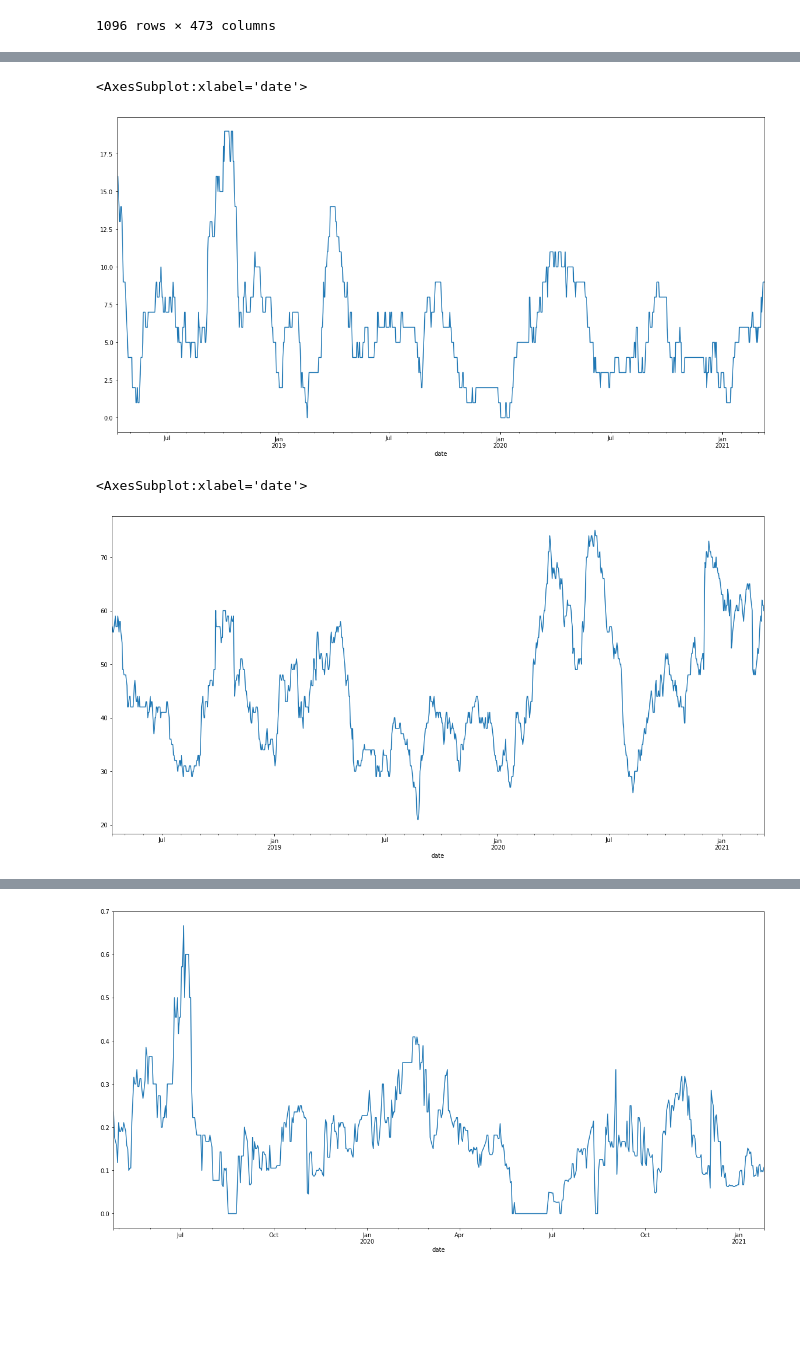
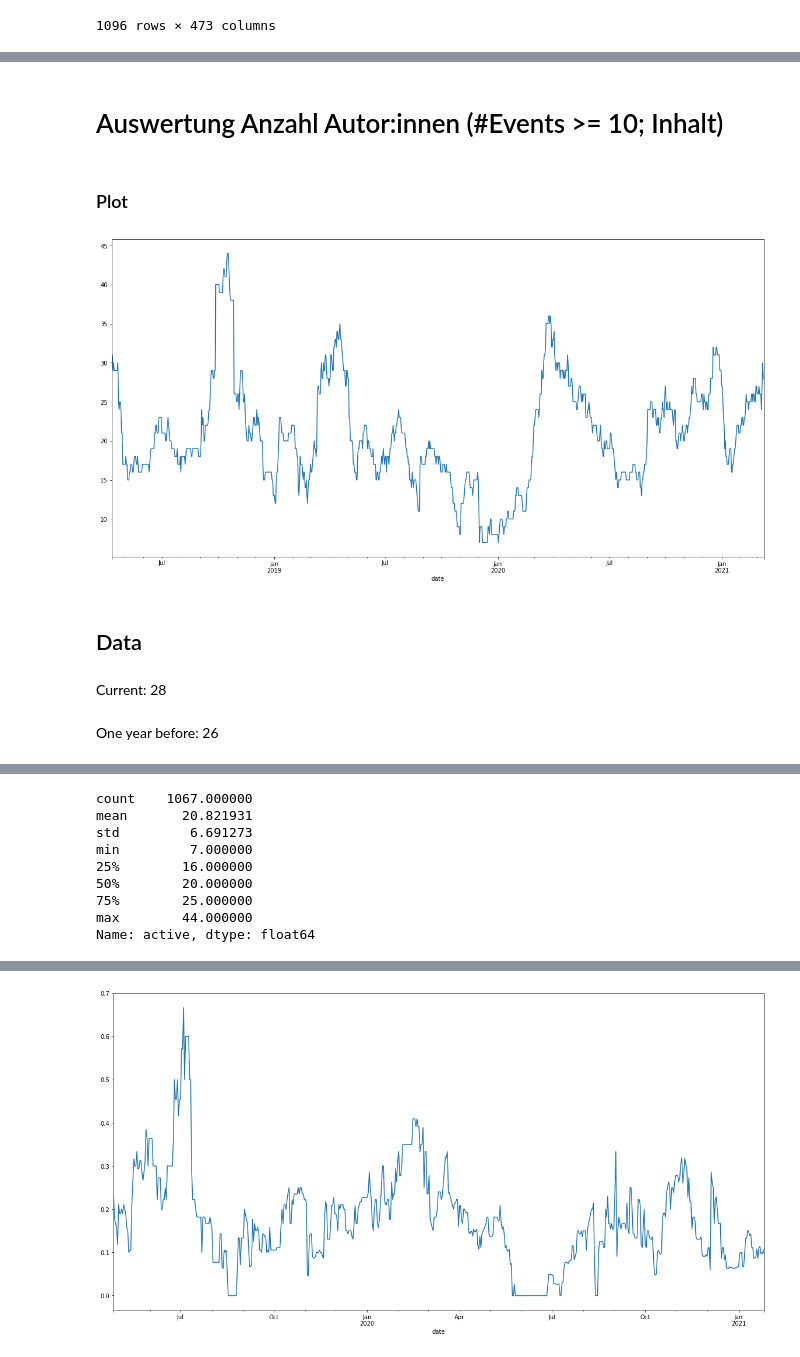
Before and after one commit to kulla/serlo-evaluations, a Jupyter notebook: 2021-03-17 Aktuelle Größe unserer Community.ipynb, the cells around one changed output, grey strips where cells are left out. Cells and saved outputs as stored; diff of their text form; code cells hidden in the pictures; blank space fills up the shorter version.

```diff
--- a/2021-03-17 Aktuelle Übergangsraten in der Aktivität.ipynb
+++ b/2021-03-17 Aktuelle Größe unserer Community.ipynb
@@ -90,16 +115,42 @@ edits_per_day_per_user
+# %%
+event_types = {
+    "Inhalt": [5,6],
+    "Kommentare": [8,9,14,16],
+    "Reviewing": [6,11],
+    "Taxonomy": [1,2,12,15,17],
+    "Administration": [10,13,3]
+}
+event_types["Inhalt + Taxonomy"] = event_types["Inhalt"] + event_types["Taxonomy"]
 # %%
 import ipywidgets as widgets
+import matplotlib.pyplot as plt
+
 from ipywidgets import interact
 
-df = edits_per_day_per_user.rolling(30).sum()
-df.dropna(inplace=True)
-df = edits_per_day_rolling
+def show_author_count_plot(lower, event_type):
+    display(Markdown(f"# Auswertung Anzahl Autor:innen (#Events >= {lower}; {event_type})"))
 
-def show_plot(threshold):
-    df["active"] = df.apply(lambda d: d.map(lambda e: e >= threshold).sum(), axis=1)
+    df = compute_edits_per_day_per_user(event_log, event_types[event_type])
+    df = df.rolling(30).sum()
+    df.dropna(inplace=True)
+    df["active"] = df.apply(lambda d: d.map(lambda e: e >= lower).sum(), axis=1)
+
+    display(Markdown("### Plot"))
     df["active"].plot(figsize=(20,10))
+    plt.show()
 
-slider = widgets.IntSlider(
+    idmax = df["active"].idxmax()
+    current = df["active"][-1]
+    one_year_before = df["active"][-365]
+
+    display(Markdown("## Data"))
+    display(Markdown(f"Current: {current}"))
+    display(Markdown(f"One year before: {one_year_before}"))
+    display(Markdown(f"Day of maximum: {idmax}"))
+    display(df["active"].describe())
+
+
+edits = widgets.IntSlider(
     value=10,
     min=1,
     max=150,
@@ -111,5 +162,5 @@ slider = widgets.IntSlider(
     readout_format='d'
 )
 
-interact(show_plot, threshold=slider)
+interact(show_author_count_plot, event_type=event_types.keys(), lower=edits)
 # %% [output]
@@ -124,12 +169,9 @@ df["active"].plot(figsize=(20,10))
-# %%
-df["active"] = df.apply(lambda x: x.map(lambda e: e >= 50).sum(), axis=1)
-df["active"].plot(figsize=(20,10))
-# %% [output]
-<AxesSubplot:xlabel='date'>
-[figure, removed]
-# %%
-df["active"] = df.apply(lambda x: x.map(lambda e: e >= 1).sum(), axis=1)
-df["active"].plot(figsize=(20,10))
-# %% [output]
-<AxesSubplot:xlabel='date'>
-[figure, removed]
+# %%
+show_author_count_plot(10, "Inhalt")
+# %% [output]
+# Auswertung Anzahl Autor:innen (#Events >= 10; Inhalt)
+### Plot
+[figure, added]
+## Data
+Current: 28
+One year before: 26
@@ -135,0 +179,9 @@ df["active"].plot(figsize=(20,10))
+count    1067.000000
+mean       20.821931
+std         6.691273
+min         7.000000
+25%        16.000000
+50%        20.000000
+75%        25.000000
+max        44.000000
+Name: active, dtype: float64
```
Also changed, not shown: parts of 12 cells of this notebook.
